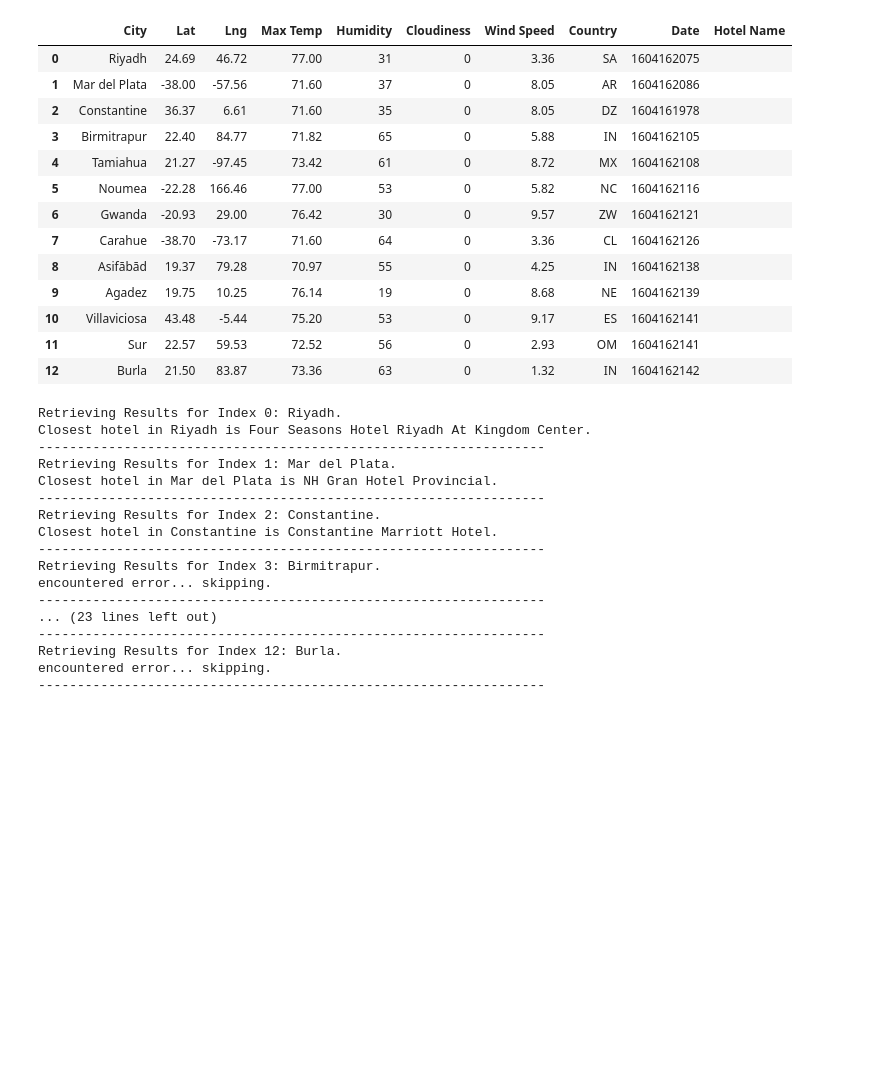
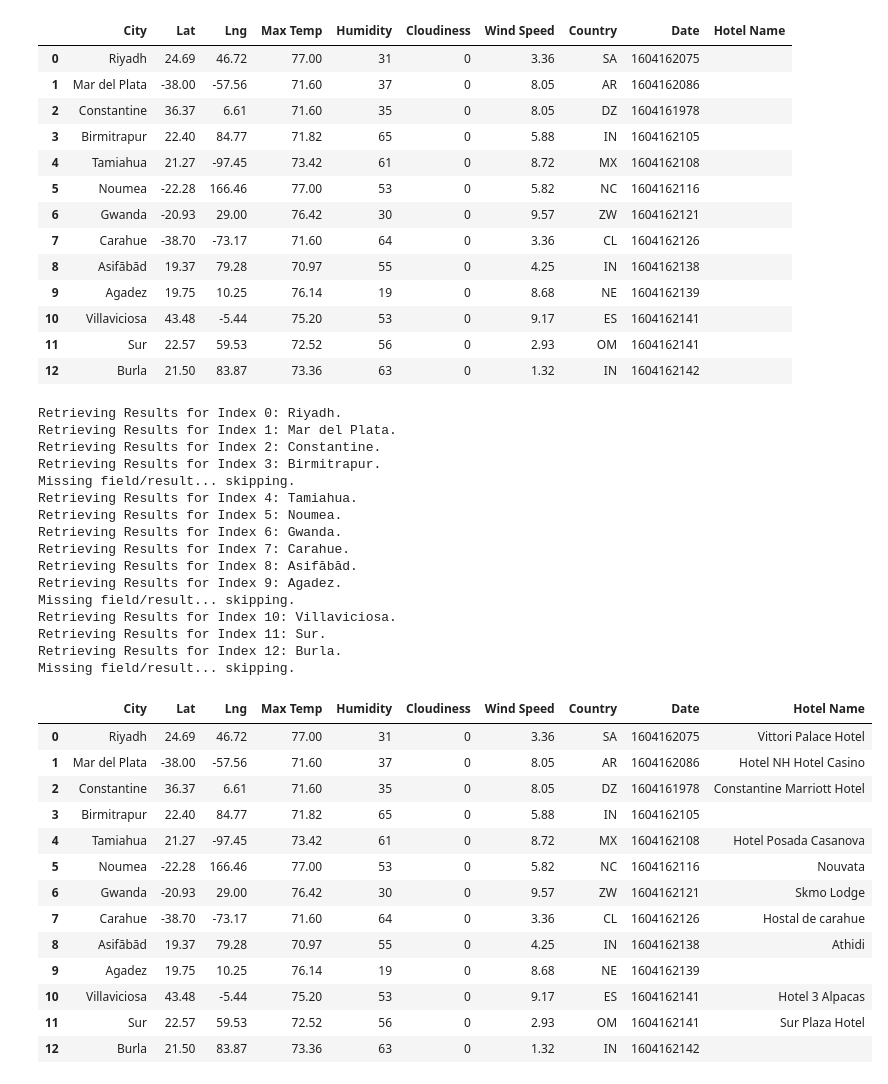
Before and after one commit to asmvm/Python_API_Challenge, a Jupyter notebook: Vacation_Py/VacationPy_main.ipynb, the cells around one changed output. Saved outputs shown, nothing was run; the diff lists cells and outputs as text; code cells hidden in the pictures; blank space fills up the shorter version.

```diff
--- a/Vacation_Py/VacationPy_main.ipynb
+++ b/Vacation_Py/VacationPy_main.ipynb
@@ -176,31 +183,44 @@ for index, row in hotel_df.iterrows():
     results = response['results']
 
     try:
-        print(f"Closest hotel in {city_name} is {results[0]['name']}.")
         hotel_df.loc[index, "Hotel Name"] = results[0]['name']
     except (KeyError, IndexError):
-        print("encountered error... skipping.")
-
-    print("-----------------------------------------------------------------")
-    time.sleep(1)
+        print("Missing field/result... skipping.")
 # %% [output]
 Retrieving Results for Index 0: Riyadh.
-Closest hotel in Riyadh is Four Seasons Hotel Riyadh At Kingdom Center.
------------------------------------------------------------------
 Retrieving Results for Index 1: Mar del Plata.
-Closest hotel in Mar del Plata is NH Gran Hotel Provincial.
------------------------------------------------------------------
 Retrieving Results for Index 2: Constantine.
-Closest hotel in Constantine is Constantine Marriott Hotel.
------------------------------------------------------------------
 Retrieving Results for Index 3: Birmitrapur.
-encountered error... skipping.
------------------------------------------------------------------
-... (23 lines left out)
------------------------------------------------------------------
+Missing field/result... skipping.
+Retrieving Results for Index 4: Tamiahua.
+Retrieving Results for Index 5: Noumea.
+Retrieving Results for Index 6: Gwanda.
+Retrieving Results for Index 7: Carahue.
+Retrieving Results for Index 8: Asifābād.
+Retrieving Results for Index 9: Agadez.
+Missing field/result... skipping.
+Retrieving Results for Index 10: Villaviciosa.
+Retrieving Results for Index 11: Sur.
 Retrieving Results for Index 12: Burla.
-encountered error... skipping.
------------------------------------------------------------------
+Missing field/result... skipping.
+# %%
+# hotel_df.dropna(how='any', inplace=True)
+hotel_df
+# %% [output]
+|  | City | Lat | Lng | Max Temp | Humidity | Cloudiness | Wind Speed | Country | Date | Hotel Name |
+| 0 | Riyadh | 24.69 | 46.72 | 77.00 | 31 | 0 | 3.36 | SA | 1604162075 | Vittori Palace Hotel |
+| 1 | Mar del Plata | -38.00 | -57.56 | 71.60 | 37 | 0 | 8.05 | AR | 1604162086 | Hotel NH Hotel Casino |
+| 2 | Constantine | 36.37 | 6.61 | 71.60 | 35 | 0 | 8.05 | DZ | 1604161978 | Constantine Marriott Hotel |
+| 3 | Birmitrapur | 22.40 | 84.77 | 71.82 | 65 | 0 | 5.88 | IN | 1604162105 |  |
+| 4 | Tamiahua | 21.27 | -97.45 | 73.42 | 61 | 0 | 8.72 | MX | 1604162108 | Hotel Posada Casanova |
+| 5 | Noumea | -22.28 | 166.46 | 77.00 | 53 | 0 | 5.82 | NC | 1604162116 | Nouvata |
+| 6 | Gwanda | -20.93 | 29.00 | 76.42 | 30 | 0 | 9.57 | ZW | 1604162121 | Skmo Lodge |
+| 7 | Carahue | -38.70 | -73.17 | 71.60 | 64 | 0 | 3.36 | CL | 1604162126 | Hostal de carahue |
+| 8 | Asifābād | 19.37 | 79.28 | 70.97 | 55 | 0 | 4.25 | IN | 1604162138 | Athidi |
+| 9 | Agadez | 19.75 | 10.25 | 76.14 | 19 | 0 | 8.68 | NE | 1604162139 |  |
+| 10 | Villaviciosa | 43.48 | -5.44 | 75.20 | 53 | 0 | 9.17 | ES | 1604162141 | Hotel 3 Alpacas |
+| 11 | Sur | 22.57 | 59.53 | 72.52 | 56 | 0 | 2.93 | OM | 1604162141 | Sur Plaza Hotel |
+| 12 | Burla | 21.50 | 83.87 | 73.36 | 63 | 0 | 1.32 | IN | 1604162142 |  |
 # %%
 # NOTE: Do not change any of the code in this cell
 
```
Also changed, not shown: parts of 3 cells of this notebook.
